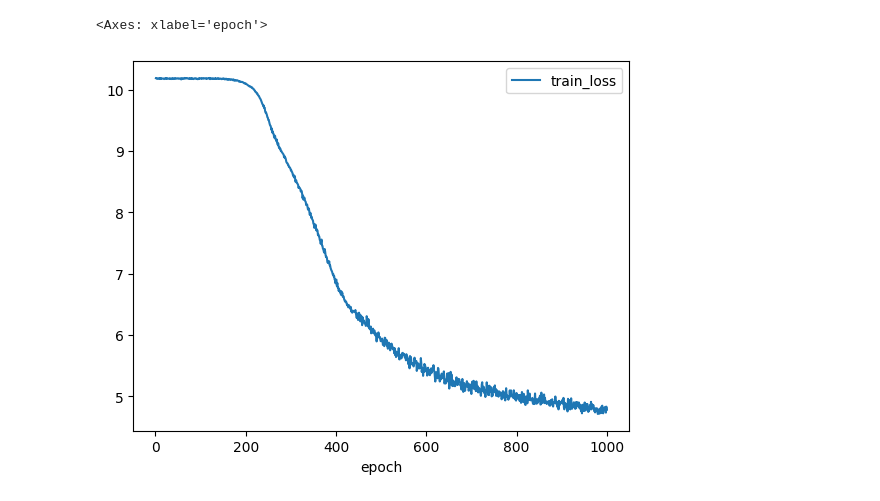
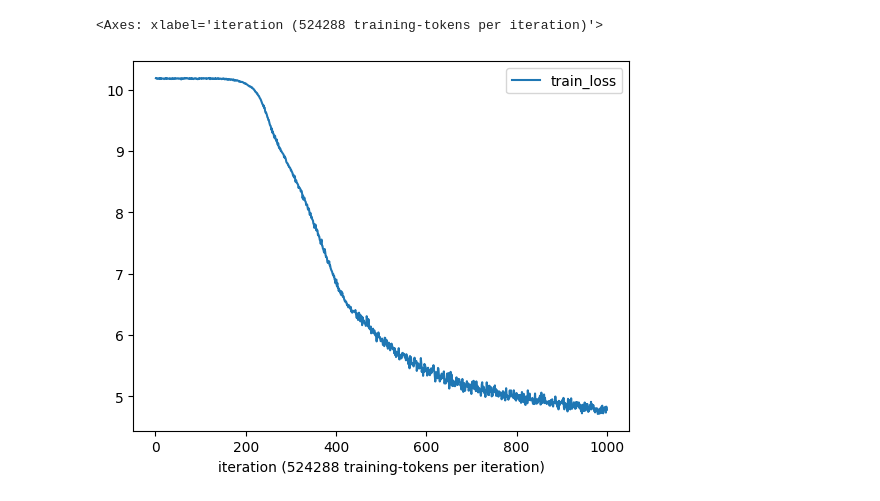
Before and after one commit to hallvardnmbu/transformer, a Jupyter notebook: generative/quixote-large/evaluation.ipynb, the cells around one changed output. Cells and saved outputs as stored; diff of their text form; code cells hidden in the pictures.

```diff
--- a/generative/quixote-large/evaluation.ipynb
+++ b/generative/quixote-large/evaluation.ipynb
@@ -7,10 +53,11 @@ sys.path.append("..")
 from quixote import Quixote
 # %%
 loss = pd.read_csv('loss.csv', header=0, index_col=0, usecols=[0, 1])
+loss.index.name = f"iteration ({8 * 4 * 256 * 64} training-tokens per iteration)"
 loss.plot()
 # %% [output]
-<Axes: xlabel='epoch'>
+<Axes: xlabel='iteration (524288 training-tokens per iteration)'>
-[figure, old version]
+[figure, new version]
 # %%
 model = torch.load("./quixote-large.pth", map_location=torch.device('cpu'))
 model.config.device = "cpu"
```
Also changed, not shown: parts of 7 cells of this notebook, 2 other files.
